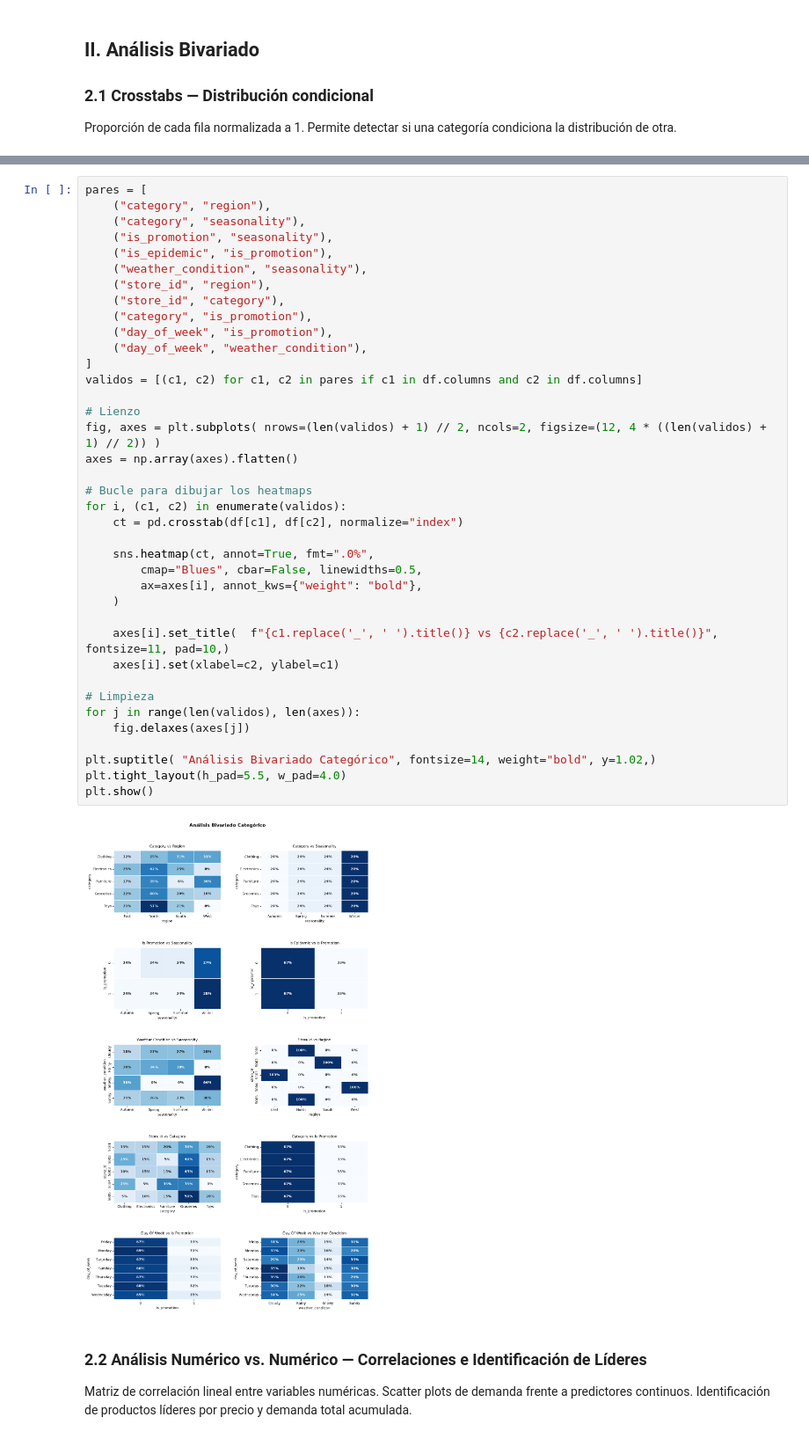
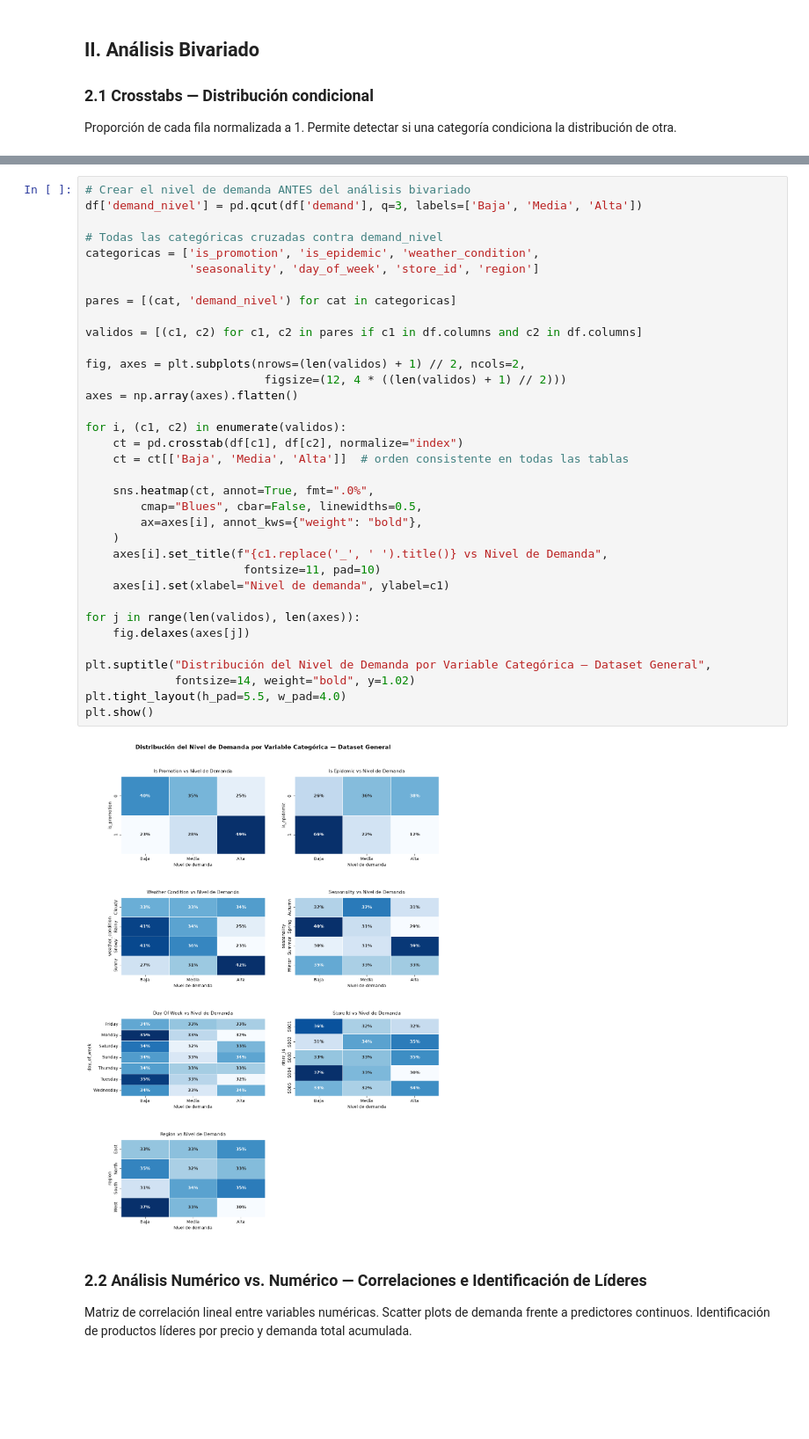
Before and after one commit to diegorod14/20261_Business_Predictive_Analytics, a Jupyter notebook: Notebooks/EDA.ipynb, the cells around one changed output, grey strips where cells are left out. Shown at 88% size. Drawn from its saved outputs; the diff is of its cells as text; blank space fills up the shorter version.

```diff
--- a/Notebooks/EDA.ipynb
+++ b/Notebooks/EDA.ipynb
@@ -163,43 +184,40 @@ condiciona la distribución de otra.
 # %%
-pares = [
-    ("category", "region"),
-    ("category", "seasonality"),
-    ("is_promotion", "seasonality"),
-    ("is_epidemic", "is_promotion"),
-    ("weather_condition", "seasonality"),
-    ("store_id", "region"),
-    ("store_id", "category"),
-    ("category", "is_promotion"),
-    ("day_of_week", "is_promotion"),
-    ("day_of_week", "weather_condition"),
-]
+# Crear el nivel de demanda ANTES del análisis bivariado
+df['demand_nivel'] = pd.qcut(df['demand'], q=3, labels=['Baja', 'Media', 'Alta'])
+
+# Todas las categóricas cruzadas contra demand_nivel
+categoricas = ['is_promotion', 'is_epidemic', 'weather_condition',
+               'seasonality', 'day_of_week', 'store_id', 'region']
+
+pares = [(cat, 'demand_nivel') for cat in categoricas]
+
 validos = [(c1, c2) for c1, c2 in pares if c1 in df.columns and c2 in df.columns]
 
-# Lienzo
-fig, axes = plt.subplots( nrows=(len(validos) + 1) // 2, ncols=2, figsize=(12, 4 * ((len(validos) + 1) // 2)) )
+fig, axes = plt.subplots(nrows=(len(validos) + 1) // 2, ncols=2,
+                          figsize=(12, 4 * ((len(validos) + 1) // 2)))
 axes = np.array(axes).flatten()
 
-# Bucle para dibujar los heatmaps
 for i, (c1, c2) in enumerate(validos):
     ct = pd.crosstab(df[c1], df[c2], normalize="index")
+    ct = ct[['Baja', 'Media', 'Alta']]  # orden consistente en todas las tablas
 
     sns.heatmap(ct, annot=True, fmt=".0%",
         cmap="Blues", cbar=False, linewidths=0.5,
         ax=axes[i], annot_kws={"weight": "bold"},
     )
+    axes[i].set_title(f"{c1.replace('_', ' ').title()} vs Nivel de Demanda",
+                       fontsize=11, pad=10)
+    axes[i].set(xlabel="Nivel de demanda", ylabel=c1)
 
-    axes[i].set_title(  f"{c1.replace('_', ' ').title()} vs {c2.replace('_', ' ').title()}", fontsize=11, pad=10,)
-    axes[i].set(xlabel=c2, ylabel=c1)
-
-# Limpieza
 for j in range(len(validos), len(axes)):
     fig.delaxes(axes[j])
 
-plt.suptitle( "Análisis Bivariado Categórico", fontsize=14, weight="bold", y=1.02,)
+plt.suptitle("Distribución del Nivel de Demanda por Variable Categórica — Dataset General",
+             fontsize=14, weight="bold", y=1.02)
 plt.tight_layout(h_pad=5.5, w_pad=4.0)
 plt.show()
 # %% [output]
-[figure, old version]
+[figure, new version]
 # %% [markdown]
 ### 2.2 Análisis Numérico vs. Numérico — Correlaciones e Identificación de Líderes
 
```
Also changed, not shown: parts of 1 cell of this notebook, 3 other files.
